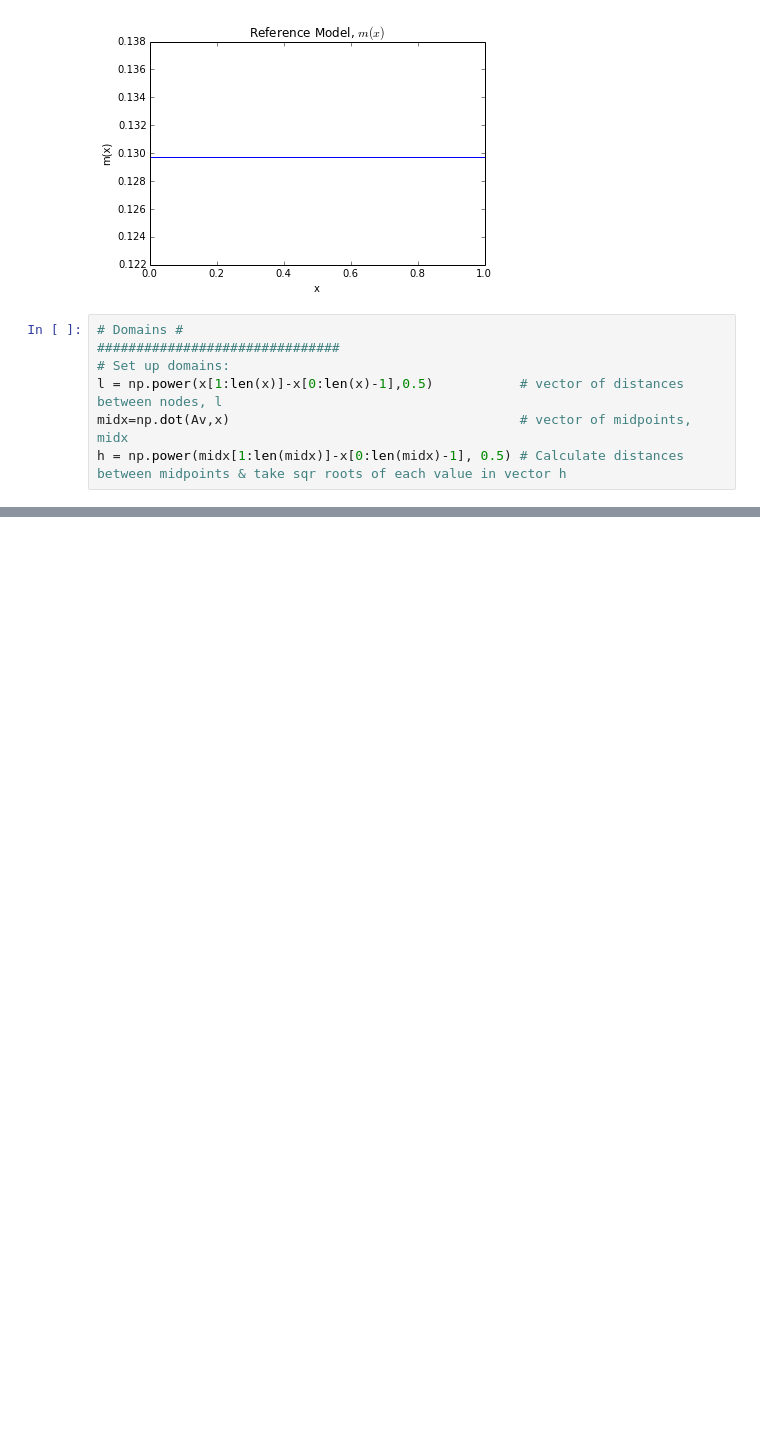
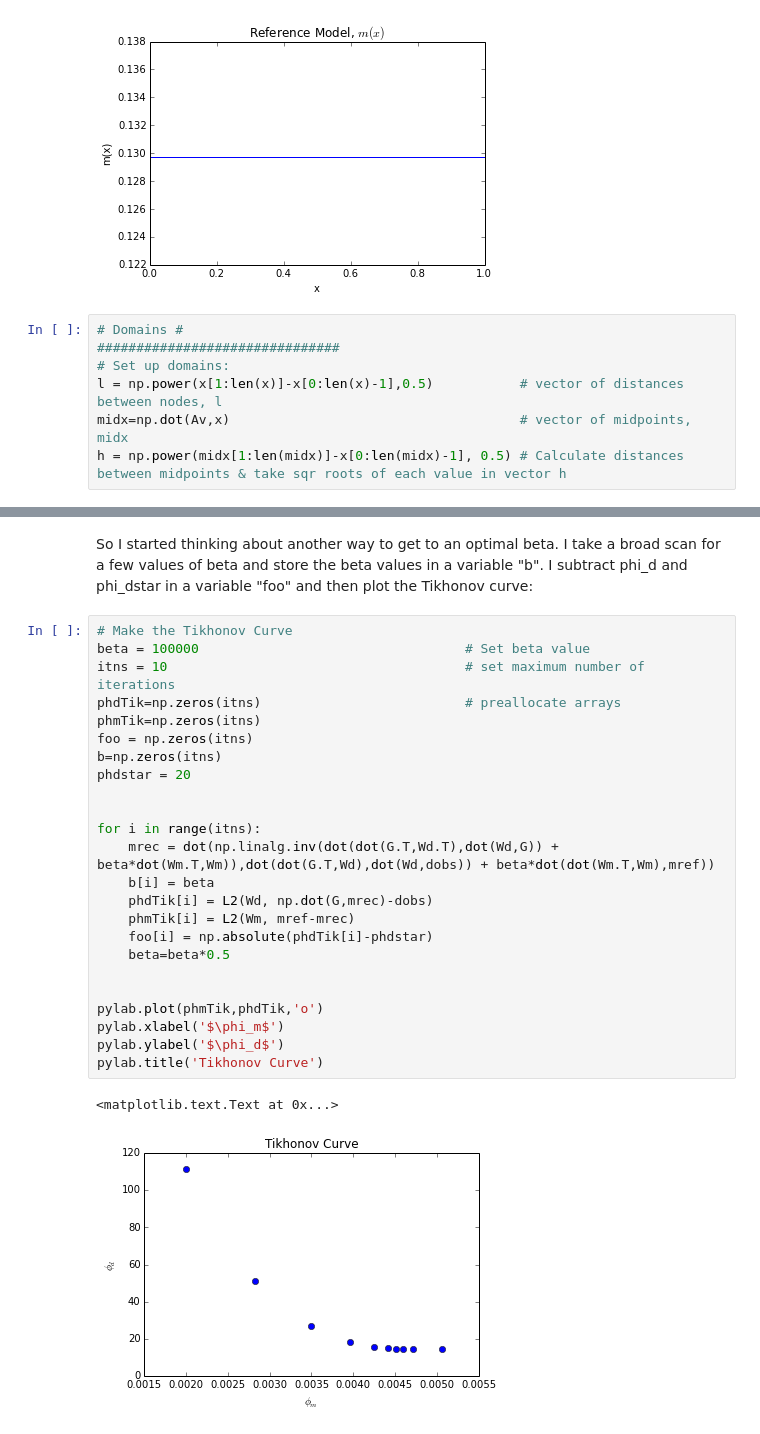
Before and after one commit to jokulhaup/directed_studies, a Jupyter notebook: Module 2 Python.ipynb, the cells around one changed output, grey strips where cells are left out. Saved outputs shown, nothing was run; the diff lists cells and outputs as text; blank space fills up the shorter version.

```diff
--- a/Module 2 Python.ipynb
+++ b/Module 2 Python.ipynb
@@ -237,0 +290,29 @@ pylab.title('Model, $m(x)$')
+# %% [markdown]
+So I started thinking about another way to get to an optimal beta. I take a broad scan for a few values of beta and store the beta values in a variable "b". I subtract phi_d and phi_dstar in a variable "foo" and then plot the Tikhonov curve:
+# %%
+# Make the Tikhonov Curve
+beta = 100000                                  # Set beta value
+itns = 10                                      # set maximum number of iterations
+phdTik=np.zeros(itns)                          # preallocate arrays
+phmTik=np.zeros(itns)
+foo = np.zeros(itns)
+b=np.zeros(itns)
+phdstar = 20
+
+
+for i in range(itns):
+    mrec = dot(np.linalg.inv(dot(dot(G.T,Wd.T),dot(Wd,G)) + beta*dot(Wm.T,Wm)),dot(dot(G.T,Wd),dot(Wd,dobs)) + beta*dot(dot(Wm.T,Wm),mref))
+    b[i] = beta
+    phdTik[i] = L2(Wd, np.dot(G,mrec)-dobs)
+    phmTik[i] = L2(Wm, mref-mrec)
+    foo[i] = np.absolute(phdTik[i]-phdstar)
+    beta=beta*0.5
+
+
+pylab.plot(phmTik,phdTik,'o')
+pylab.xlabel('$\phi_m$')
+pylab.ylabel('$\phi_d$')
+pylab.title('Tikhonov Curve')
+# %% [output]
+<matplotlib.text.Text at 0x...>
+[figure, added]
```
Also changed, not shown: parts of 15 cells of this notebook.
